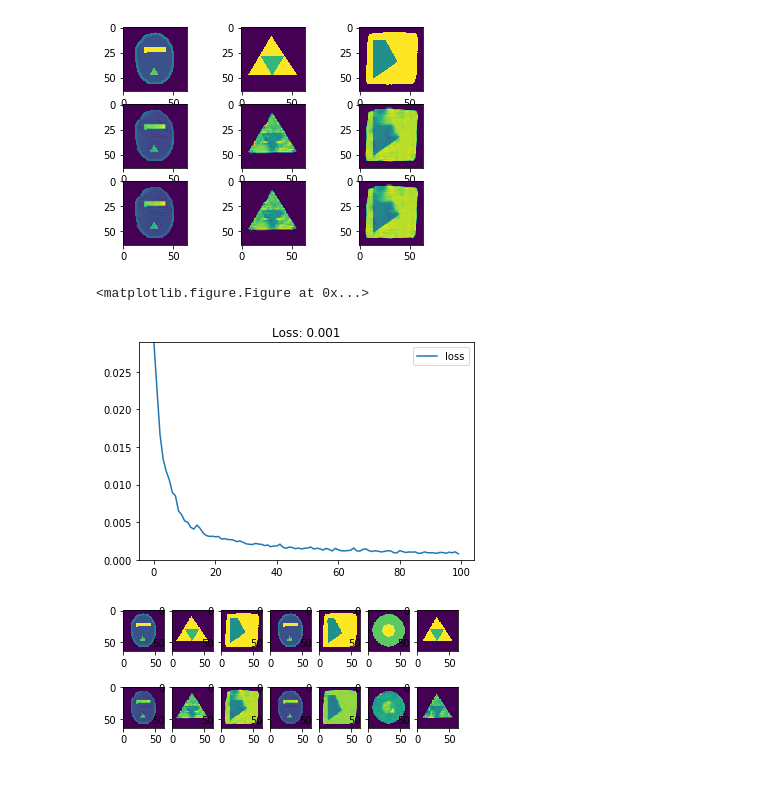
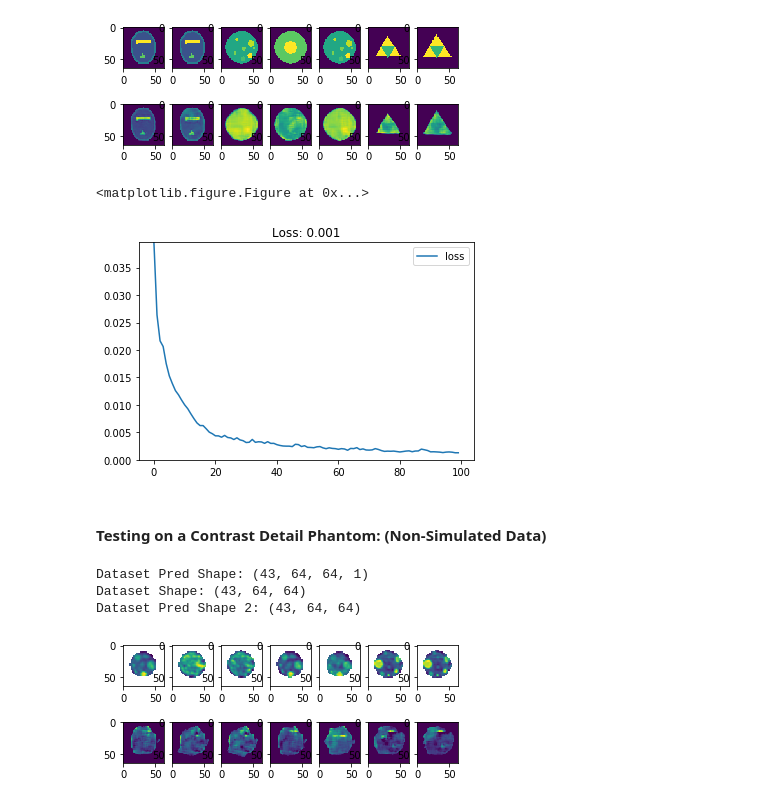
Before and after one commit to thayermldac/mre, a Jupyter notebook: SiemeseCNN.ipynb, the cells around one changed output. Cells and saved outputs as stored; diff of their text form; code cells hidden in the pictures.

```diff
--- a/SiemeseCNN.ipynb
+++ b/SiemeseCNN.ipynb
@@ -97,7 +97,7 @@ model.summary()
 model.compile(loss='mse',  optimizer='adam')
 
 nepoch=100
-nbatch=1
+nbatch=10
 # Train Model
 log = model.fit([xUr_train,xUi_train],[y_train],epochs=nepoch,batch_size=nbatch)
 
@@ -144,12 +144,35 @@ Epoch 100/100
-[figure, old version]
+[figure, new version]
 <matplotlib.figure.Figure at 0x...>
-[figure, old version]
+[figure, new version]
+# %% [markdown]
+#### Testing on a Contrast Detail Phantom: (Non-Simulated Data)
+# %%
+df_test=pd.read_msgpack('Test_CDPhantom.msg')
+
+xUr_datatest = np.stack(df_test.Ur.values,axis=3).transpose(3,0,1,2)
+xUi_datatest = np.stack(df_test.Ui.values,axis=3).transpose(3,0,1,2)
+y_datatest = np.stack(df_test.RS.values,axis=2).transpose(2,0,1)
+
+y_datatest_pred = model.predict([xUr_datatest,xUi_datatest])
+
+
+print('Dataset Pred Shape:',y_datatest_pred.shape)
+print('Dataset Shape:',y_datatest.shape)
+
+
+y_datatest_pred=np.squeeze(y_datatest_pred)
+
+print('Dataset Pred Shape 2:',y_datatest_pred.shape)
+# %% [output]
+Dataset Pred Shape: (43, 64, 64, 1)
+Dataset Shape: (43, 64, 64)
+Dataset Pred Shape 2: (43, 64, 64)
 # %%
 nimg=7
 for i in range(nimg):
     ax=plt.subplot(3,nimg,i+1)
-    plt.imshow(y_test[i+10])
+    plt.imshow(y_datatest[i+10])
     ax=plt.subplot(3,nimg,i+1+nimg)
-    plt.imshow(y_pred[i+10])
+    plt.imshow(y_datatest_pred[i+10])
 # %% [output]
-[figure, old version]
+[figure, new version]
```
Also changed, not shown: parts of 2 cells of this notebook.
